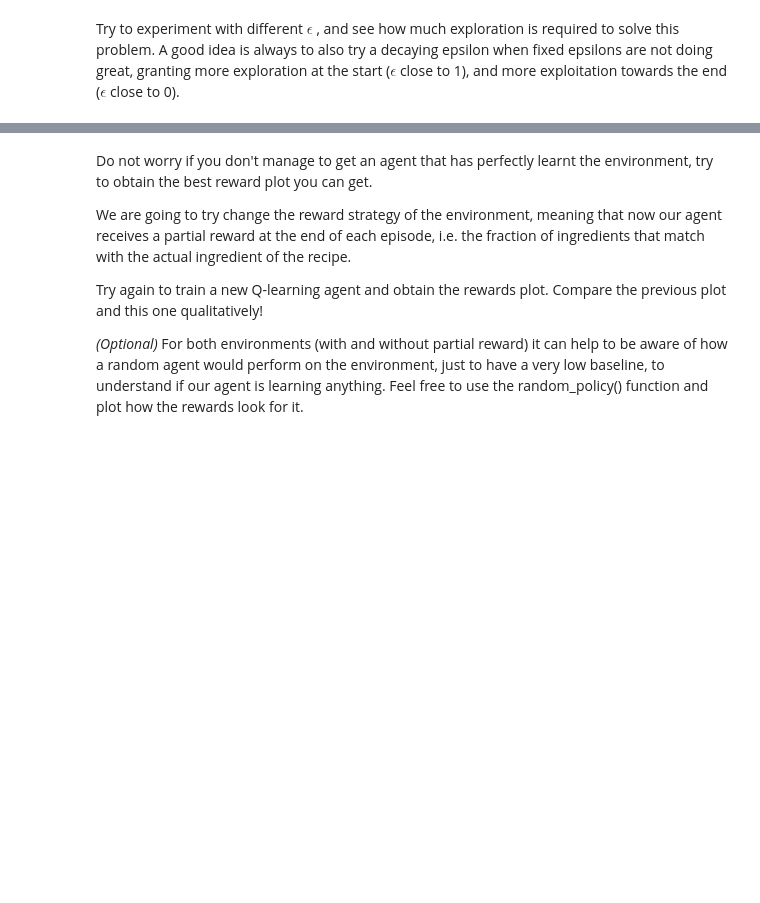
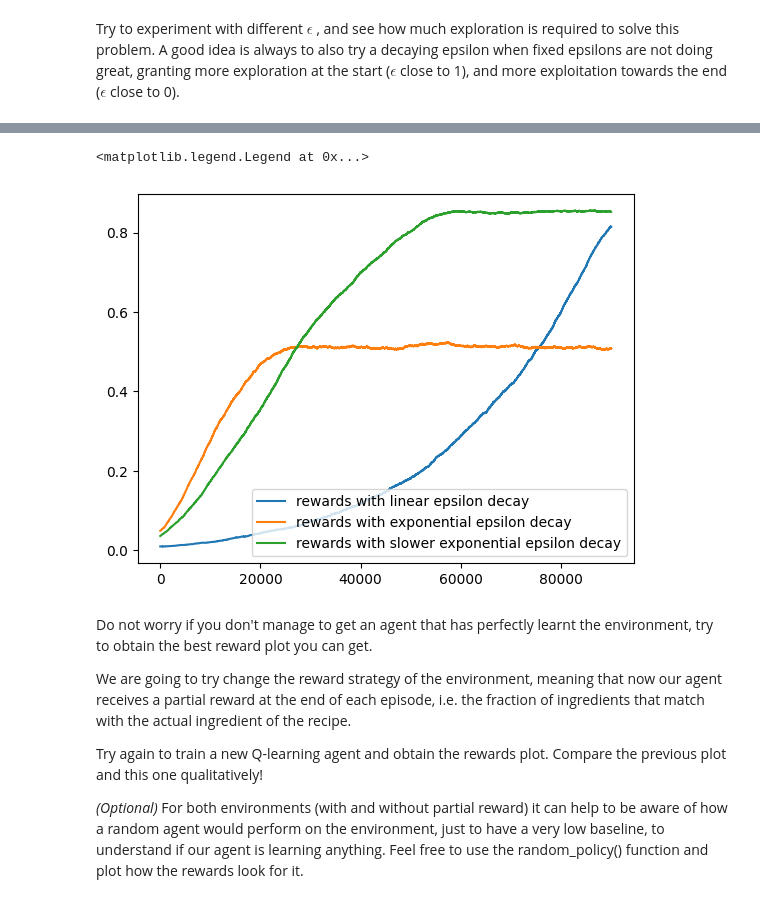
Before and after one commit to RaphBhz/NeuroSymbolicAI, a Jupyter notebook: Assignment1_RL.ipynb, the cells around one changed output, grey strips where cells are left out. Saved outputs shown, nothing was run; the diff lists cells and outputs as text; code cells hidden in the pictures; blank space fills up the shorter version.

```diff
--- a/Assignment1_RL.ipynb
+++ b/Assignment1_RL.ipynb
@@ -312,31 +350,44 @@ A good idea is always to also try a decaying epsilon when fixed epsilons are not
 # %%
-rewards = []
-Qtable = q_table(...)
-for episode in range(n_training_episodes):
+def learn(epsilons, log = False):
+  rewards = []
+  Qtable = q_table()
+  for episode in range(n_training_episodes):
     goal, state = env.reset()
     done = False
     for step_n in range(max_steps):
         state_idx = env.get_observation_index(state)
-        action = ...
+        action = epsilon_greedy_policy(Qtable, state_idx, epsilons[episode])
         new_state, reward, done = env.step(action)
         new_state_idx = env.get_observation_index(new_state)
-        Qtable[...] = ...
+        Qtable[env.word_for_goal][state_idx][action] += learning_rate * (reward + gamma * max(Qtable[env.word_for_goal][new_state_idx]) - Qtable[env.word_for_goal][state_idx][action])
         state = new_state
         if done:
-            print(f"Episode {episode}, reward {reward}")
+            if log:
+              print(f"Episode {episode}, reward {reward} ({step_n} steps)")
             rewards.append(reward)
             break
+  return rewards
+
+r_lin_decay = learn(linear_epsilon)
+r_exp_ldecay = learn(exp_epsilon)
+r_slower_exp_ldecay = learn(slower_exp_epsilon)
 # %%
 "Plot the rewards - depending on your exploration strategy, the curve might be hard to interpret,"
 "try using a moving average to smooth it out"
 
 def moving_average(x, window_size=None):
     if window_size is None:
         window_size = len(x)//10
     return np.convolve(x, np.ones(window_size), 'valid') / window_size
 
-#plt.plot(moving_average(rewards, 1000))
-plt.plot(rewards)
+plt.plot(moving_average(r_lin_decay, 10000), label='rewards with linear epsilon decay')
+plt.plot(moving_average(r_exp_ldecay, 10000), label='rewards with exponential epsilon decay')
+plt.plot(moving_average(r_slower_exp_ldecay, 10000), label='rewards with slower exponential epsilon decay')
+plt.legend()
+#plt.plot(rewards)
+# %% [output]
+<matplotlib.legend.Legend at 0x...>
+[figure, added]
 # %% [markdown]
 Do not worry if you don't manage to get an agent that has perfectly learnt the environment, try to obtain the best reward plot you can get.
 
```
Also changed, not shown: parts of 11 cells of this notebook.
